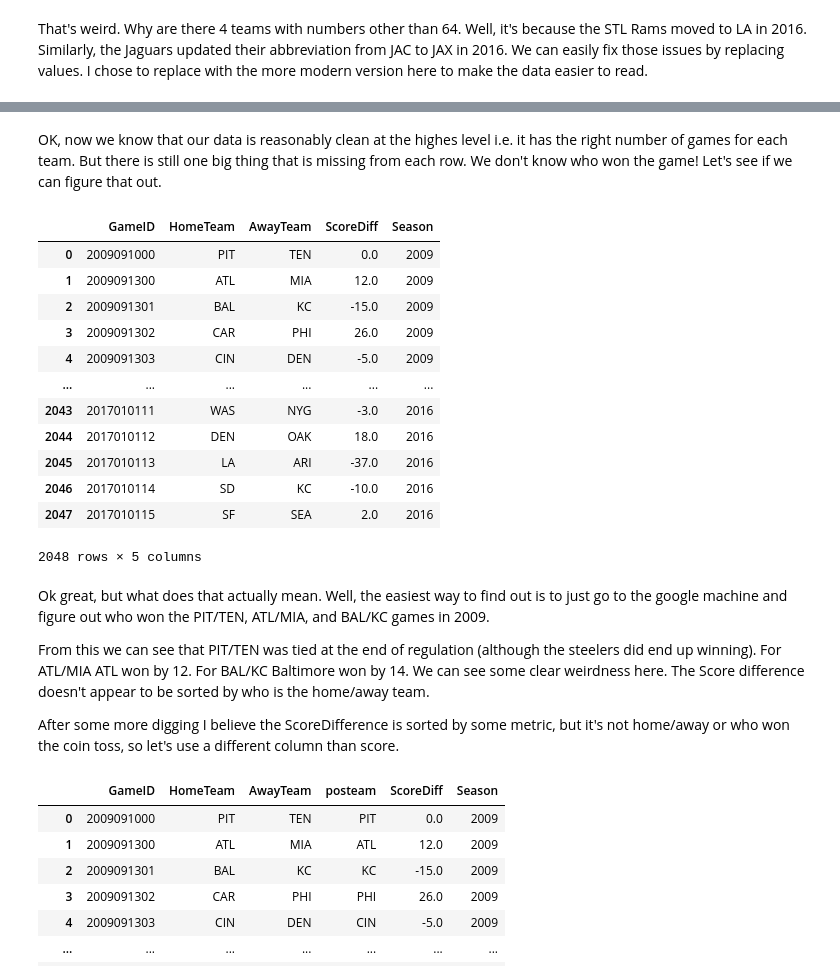
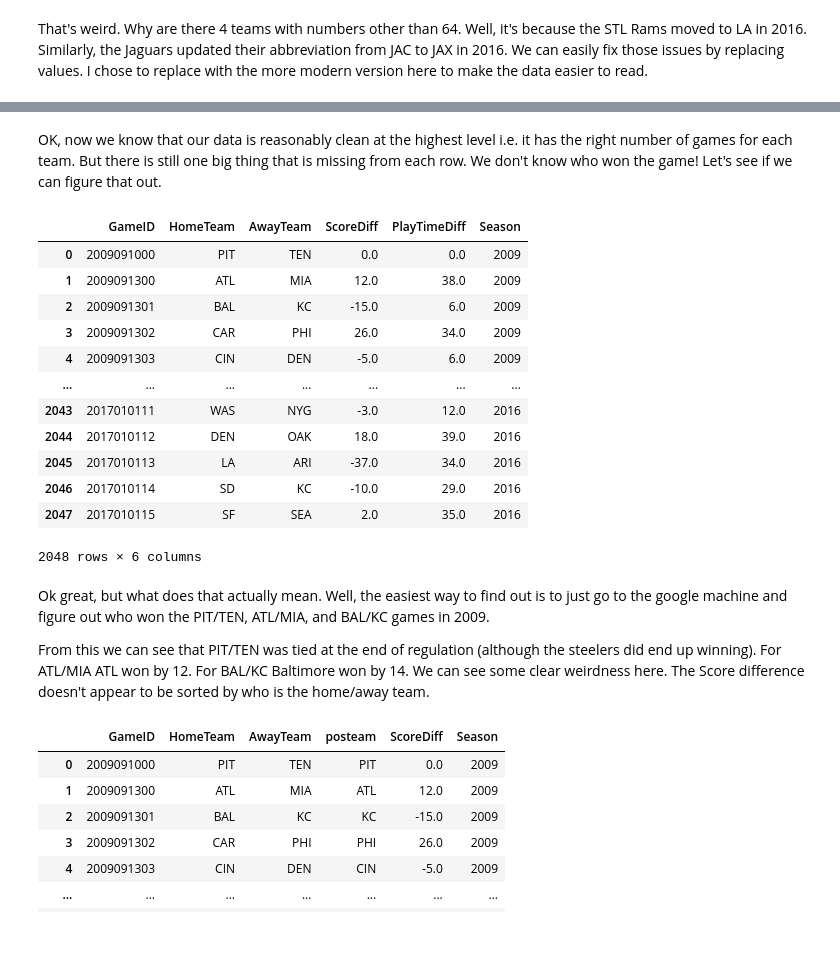
Before and after one commit to Mitchel-Smith/ITCS6162, a Jupyter notebook: NFL2016Analysis.ipynb, the cells around one changed output, grey strips where cells are left out. Saved outputs shown, nothing was run; the diff lists cells and outputs as text; code cells hidden in the pictures; blank space fills up the shorter version.

Commit message:
Updated with some additional data cleaning and graphing

```diff
--- a/NFL2016Analysis.ipynb
+++ b/NFL2016Analysis.ipynb
@@ -97,32 +109,30 @@ SEA    64
 Name: HomeTeam, dtype: int64
 # %% [markdown]
-OK, now we know that our data is reasonably clean at the highes level i.e. it has the right number of games for each team. But there is still one big thing that is missing from each row. We don't know who won the game! Let's see if we can figure that out.
+OK, now we know that our data is reasonably clean at the highest level i.e. it has the right number of games for each team. But there is still one big thing that is missing from each row. We don't know who won the game! Let's see if we can figure that out.
 # %%
 EachGame = NFL2016.groupby("GameID")
-WonGame = EachGame[["HomeTeam", "AwayTeam", "ScoreDiff", "Season"]]
+WonGame = EachGame[["HomeTeam", "AwayTeam", "ScoreDiff", "PlayTimeDiff", "Season"]]
 df = WonGame
 df = df.last().reset_index()
 df
 # %% [output]
-|  | GameID | HomeTeam | AwayTeam | ScoreDiff | Season |
-| 0 | 2009091000 | PIT | TEN | 0.0 | 2009 |
-| 1 | 2009091300 | ATL | MIA | 12.0 | 2009 |
-| 2 | 2009091301 | BAL | KC | -15.0 | 2009 |
-| 3 | 2009091302 | CAR | PHI | 26.0 | 2009 |
-| 4 | 2009091303 | CIN | DEN | -5.0 | 2009 |
-| ... | ... | ... | ... | ... | ... |
-| 2043 | 2017010111 | WAS | NYG | -3.0 | 2016 |
-| 2044 | 2017010112 | DEN | OAK | 18.0 | 2016 |
-| 2045 | 2017010113 | LA | ARI | -37.0 | 2016 |
-| 2046 | 2017010114 | SD | KC | -10.0 | 2016 |
-| 2047 | 2017010115 | SF | SEA | 2.0 | 2016 |
+|  | GameID | HomeTeam | AwayTeam | ScoreDiff | PlayTimeDiff | Season |
+| 0 | 2009091000 | PIT | TEN | 0.0 | 0.0 | 2009 |
+| 1 | 2009091300 | ATL | MIA | 12.0 | 38.0 | 2009 |
+| 2 | 2009091301 | BAL | KC | -15.0 | 6.0 | 2009 |
+| 3 | 2009091302 | CAR | PHI | 26.0 | 34.0 | 2009 |
+| 4 | 2009091303 | CIN | DEN | -5.0 | 6.0 | 2009 |
+| ... | ... | ... | ... | ... | ... | ... |
+| 2043 | 2017010111 | WAS | NYG | -3.0 | 12.0 | 2016 |
+| 2044 | 2017010112 | DEN | OAK | 18.0 | 39.0 | 2016 |
+| 2045 | 2017010113 | LA | ARI | -37.0 | 34.0 | 2016 |
+| 2046 | 2017010114 | SD | KC | -10.0 | 29.0 | 2016 |
+| 2047 | 2017010115 | SF | SEA | 2.0 | 35.0 | 2016 |
-2048 rows × 5 columns
+2048 rows × 6 columns
 # %% [markdown]
 Ok great, but what does that actually mean. Well, the easiest way to find out is to just go to the google machine and figure out who won the PIT/TEN, ATL/MIA, and BAL/KC games in 2009.
 
 From this we can see that PIT/TEN was tied at the end of regulation (although the steelers did end up winning). For ATL/MIA ATL won by 12. For BAL/KC Baltimore won by 14. We can see some clear weirdness here. The Score difference doesn't appear to be sorted by who is the home/away team.
-
-After some more digging I believe the ScoreDifference is sorted by some metric, but it's not home/away or who won the coin toss, so let's use a different column than score.
 # %%
 EachGame = NFL2016.groupby("GameID")
 WonGame = EachGame[["HomeTeam", "AwayTeam", "posteam", "ScoreDiff", "Season"]]
```
Also changed, not shown: parts of 10 cells of this notebook.
